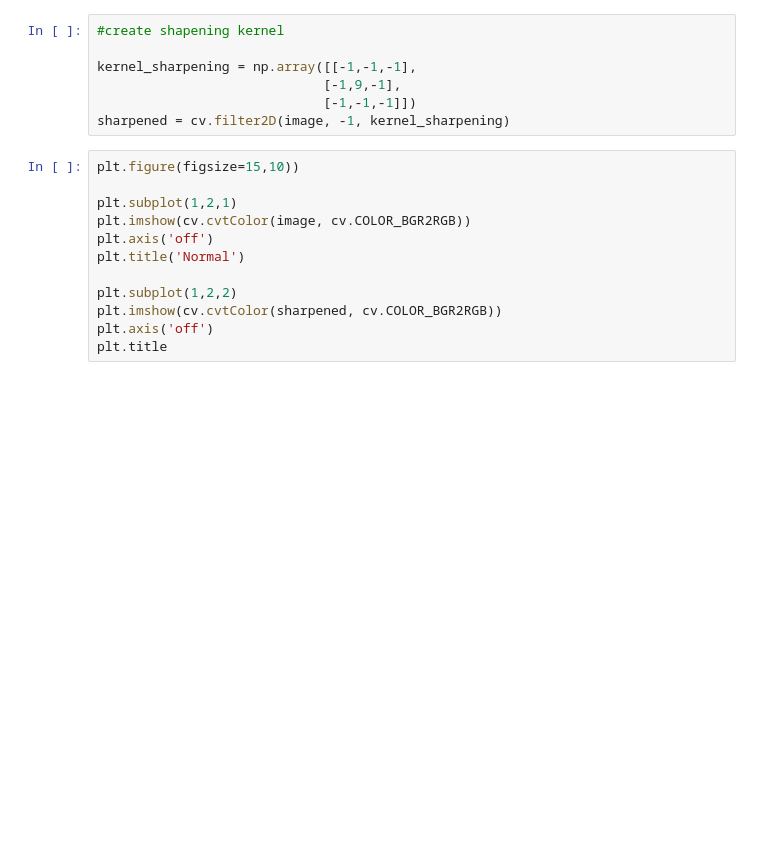
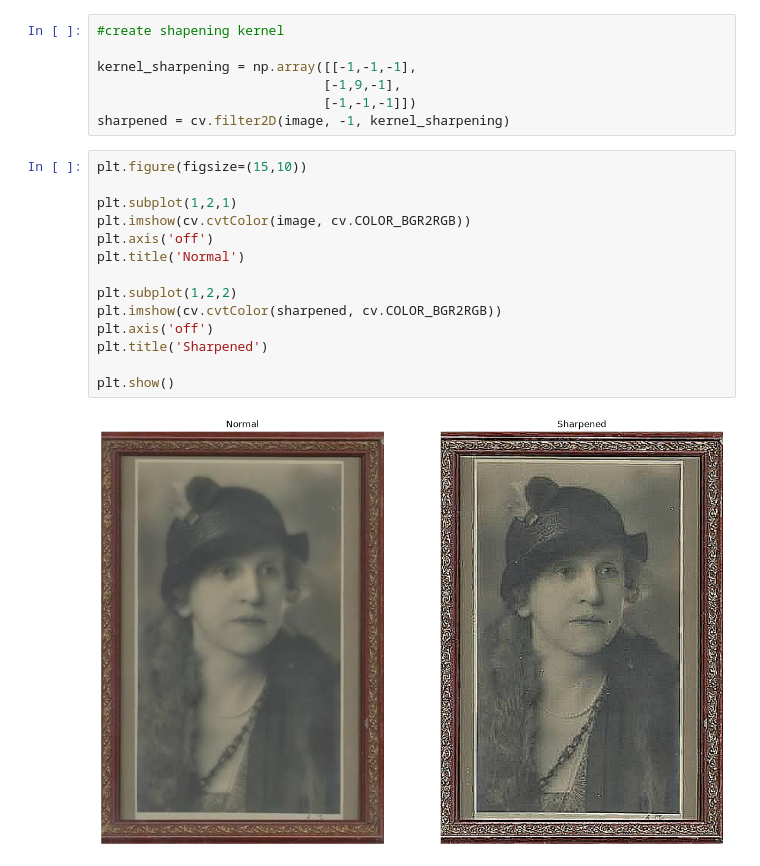
Before and after one commit to dkmomoenir/ComputerVision, a Jupyter notebook: Image_Processing/9_Sharpening/Sharpening.ipynb, the cells around one changed output. Cells and saved outputs as stored; diff of their text form; blank space fills up the shorter version.

```diff
--- a/Image_Processing/9_Sharpening/Sharpening.ipynb
+++ b/Image_Processing/9_Sharpening/Sharpening.ipynb
@@ -21,14 +21,18 @@ kernel_sharpening = np.array([[-1,-1,-1],
                              [-1,-1,-1]])
 sharpened = cv.filter2D(image, -1, kernel_sharpening)
 # %%
-plt.figure(figsize=15,10))
+plt.figure(figsize=(15,10))
 
 plt.subplot(1,2,1)
 plt.imshow(cv.cvtColor(image, cv.COLOR_BGR2RGB))
 plt.axis('off')
 plt.title('Normal')
 
 plt.subplot(1,2,2)
 plt.imshow(cv.cvtColor(sharpened, cv.COLOR_BGR2RGB))
 plt.axis('off')
-plt.title
+plt.title('Sharpened')
+
+plt.show()
+# %% [output]
+[figure, added]
```
